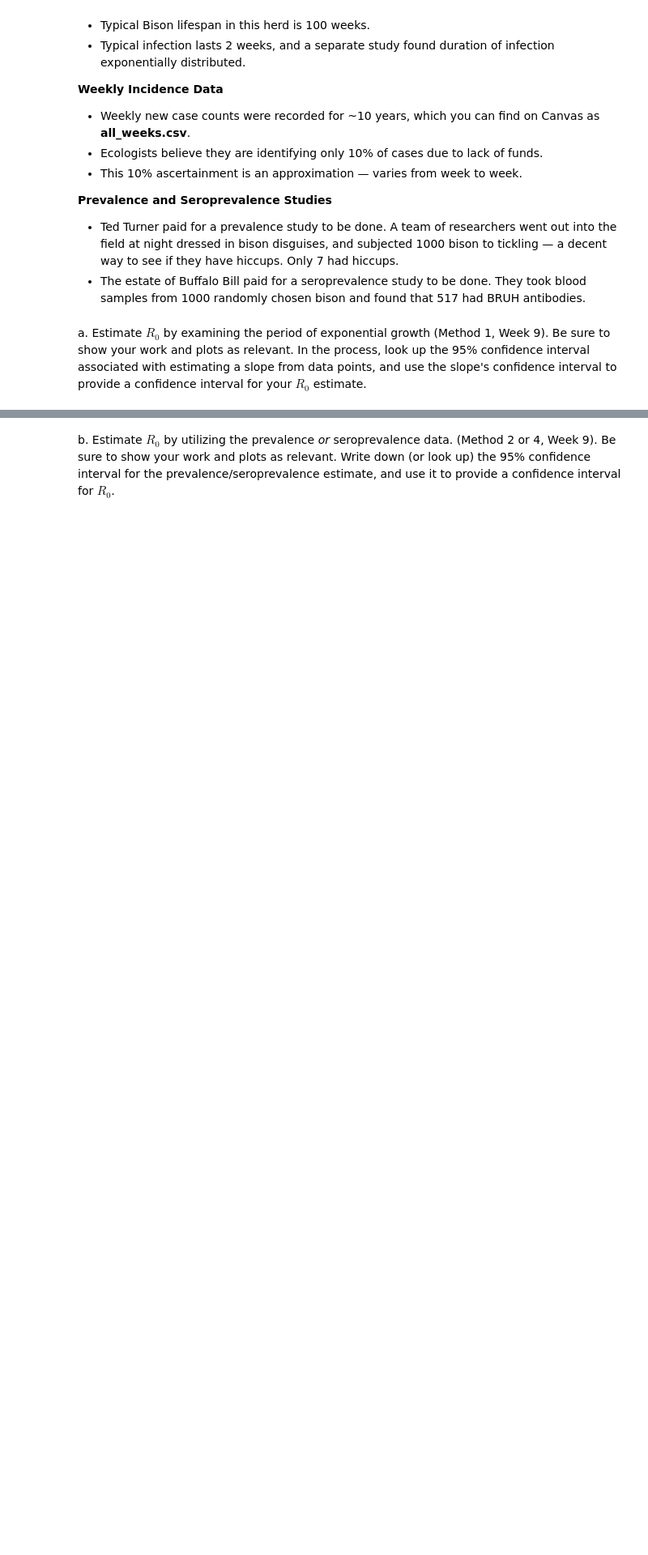
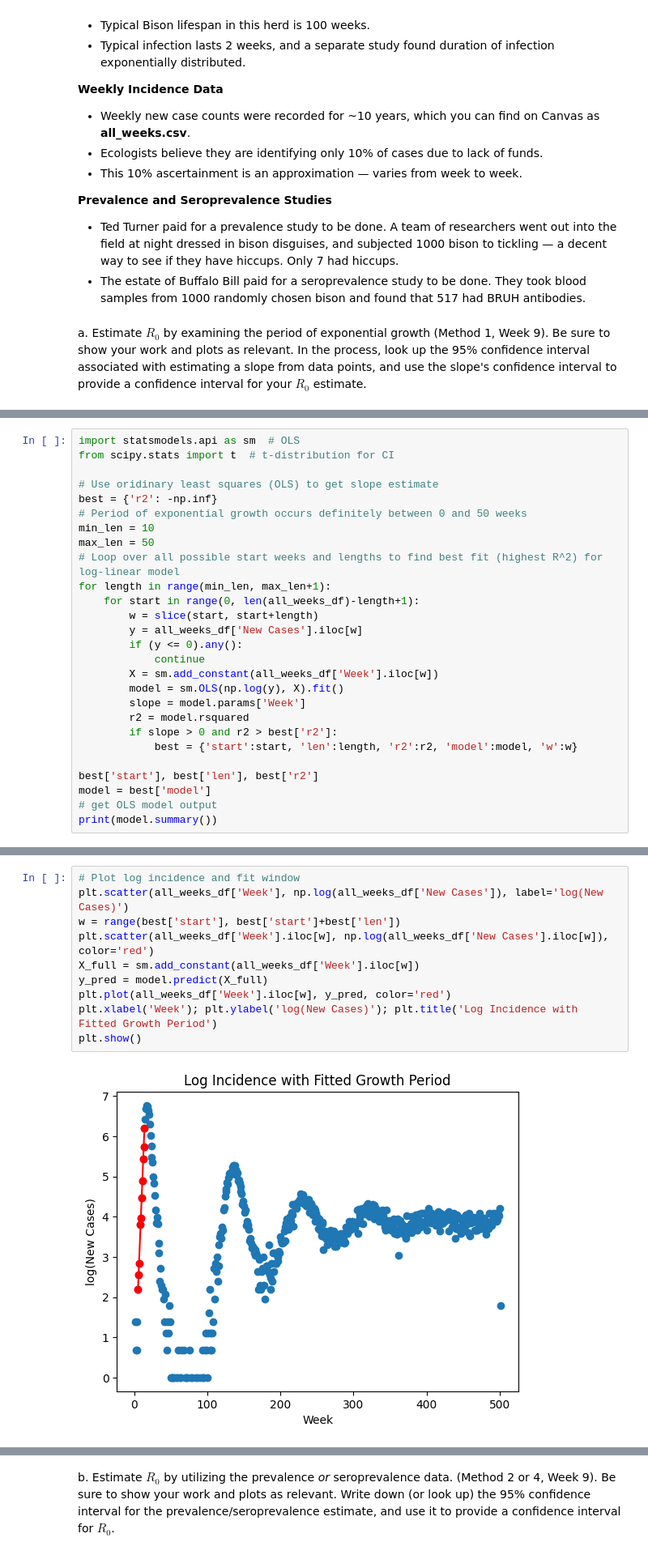
Before and after one commit to mathstud/csci5897, a Jupyter notebook: Homeworks/hw_4.ipynb, the cells around one changed output, grey strips where cells are left out. Shown at 81% size. Drawn from its saved outputs; the diff is of its cells as text; blank space fills up the shorter version.

```diff
--- a/Homeworks/hw_4.ipynb
+++ b/Homeworks/hw_4.ipynb
@@ -26,0 +74,27 @@ a. Estimate $R_0$ by examining the period of exponential growth (Method 1, Week
+# %%
+import statsmodels.api as sm  # OLS
+from scipy.stats import t  # t-distribution for CI
+
+# Use oridinary least squares (OLS) to get slope estimate
+best = {'r2': -np.inf}
+# Period of exponential growth occurs definitely between 0 and 50 weeks
+min_len = 10
+max_len = 50
+# Loop over all possible start weeks and lengths to find best fit (highest R^2) for log-linear model
+for length in range(min_len, max_len+1):
+    for start in range(0, len(all_weeks_df)-length+1):
+        w = slice(start, start+length)
+        y = all_weeks_df['New Cases'].iloc[w]
+        if (y <= 0).any():
+            continue
+        X = sm.add_constant(all_weeks_df['Week'].iloc[w])
+        model = sm.OLS(np.log(y), X).fit()
+        slope = model.params['Week']
+        r2 = model.rsquared
+        if slope > 0 and r2 > best['r2']:
+            best = {'start':start, 'len':length, 'r2':r2, 'model':model, 'w':w}
+
+best['start'], best['len'], best['r2']
+model = best['model']
+# get OLS model output
+print(model.summary())
@@ -26,0 +146,12 @@ a. Estimate $R_0$ by examining the period of exponential growth (Method 1, Week
+# %%
+# Plot log incidence and fit window
+plt.scatter(all_weeks_df['Week'], np.log(all_weeks_df['New Cases']), label='log(New Cases)')
+w = range(best['start'], best['start']+best['len'])
+plt.scatter(all_weeks_df['Week'].iloc[w], np.log(all_weeks_df['New Cases'].iloc[w]), color='red')
+X_full = sm.add_constant(all_weeks_df['Week'].iloc[w])
+y_pred = model.predict(X_full)
+plt.plot(all_weeks_df['Week'].iloc[w], y_pred, color='red')
+plt.xlabel('Week'); plt.ylabel('log(New Cases)'); plt.title('Log Incidence with Fitted Growth Period')
+plt.show()
+# %% [output]
+[figure, added]
```
Also changed, not shown: parts of 19 cells of this notebook, 2 other files.
